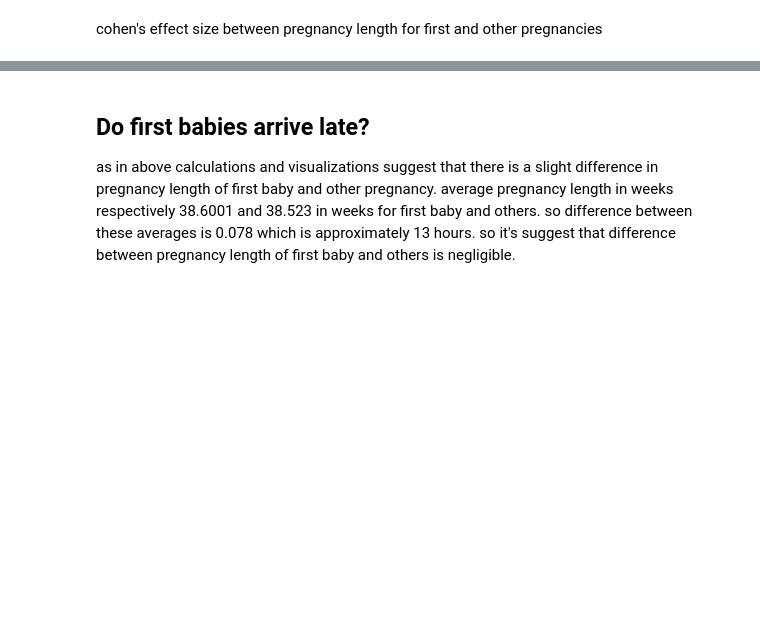
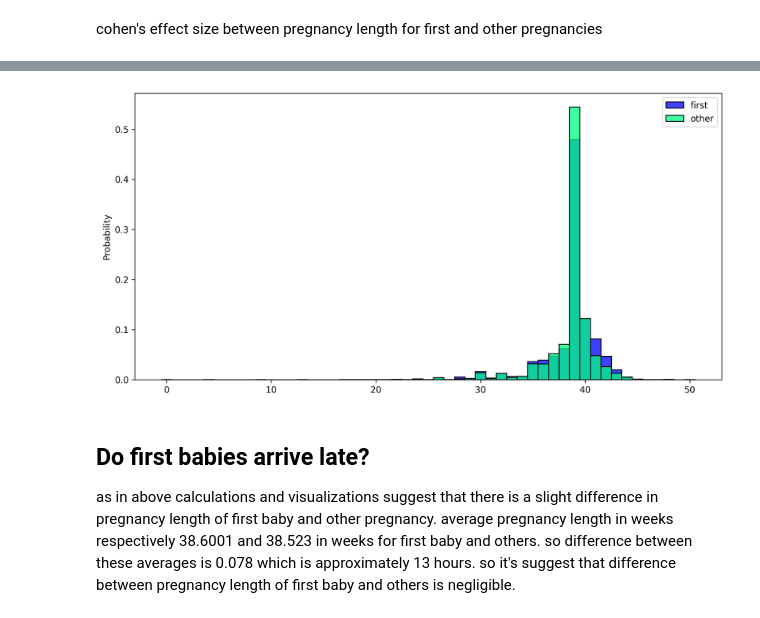
Before and after one commit to ashen007/NFG_Analysis, a Jupyter notebook: notebooks/NSFG.ipynb, the cells around one changed output, grey strips where cells are left out. Cells and saved outputs as stored; diff of their text form; code cells hidden in the pictures; blank space fills up the shorter version.

```diff
--- a/notebooks/NSFG.ipynb
+++ b/notebooks/NSFG.ipynb
@@ -145,3 +214,11 @@ first_summary.effect_size(others.prglngth)
+# %%
+compare_pmf(firsts.prglngth.to_list(),
+            others.prglngth.to_list(),
+            multiple='dodge',
+            labels=['first', 'other'],
+            element='bars')
+# %% [output]
+[figure, added]
 # %% [markdown]
 ## Do first babies arrive late?
 
```
Also changed, not shown: parts of 23 cells of this notebook, 2 other files.
